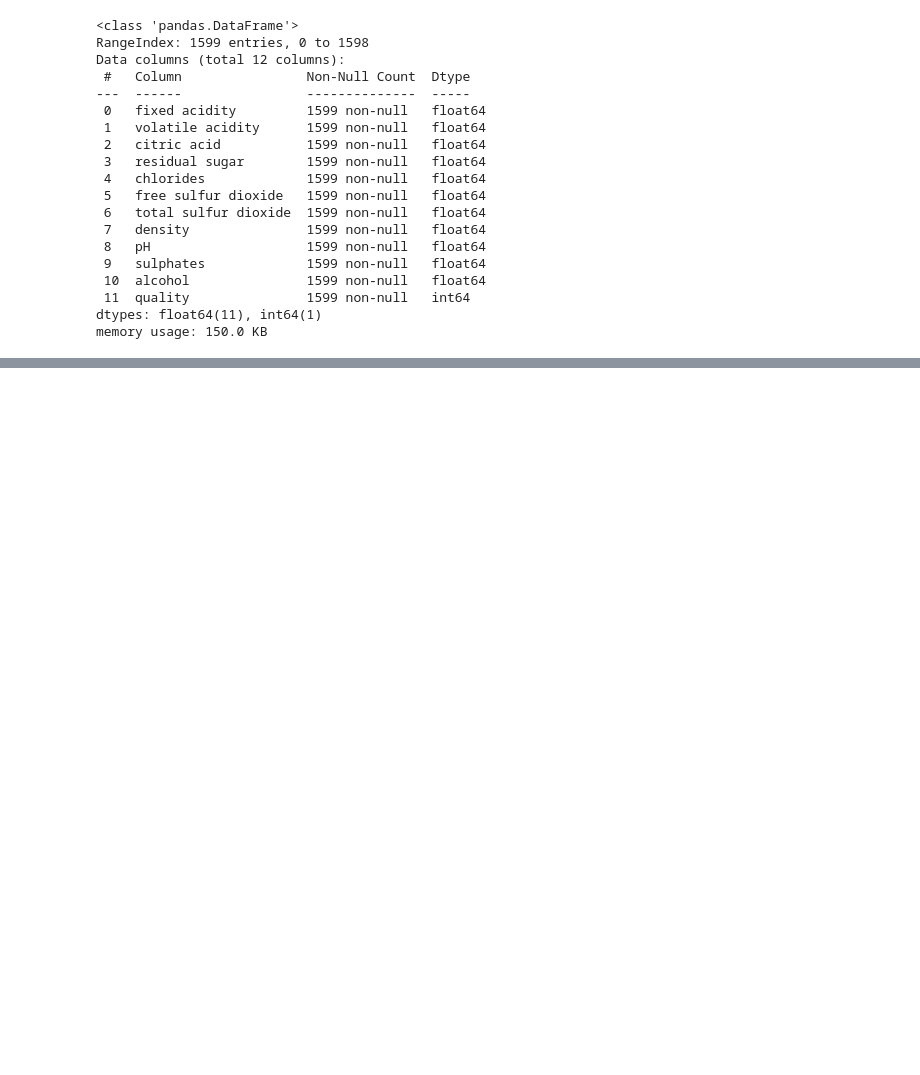
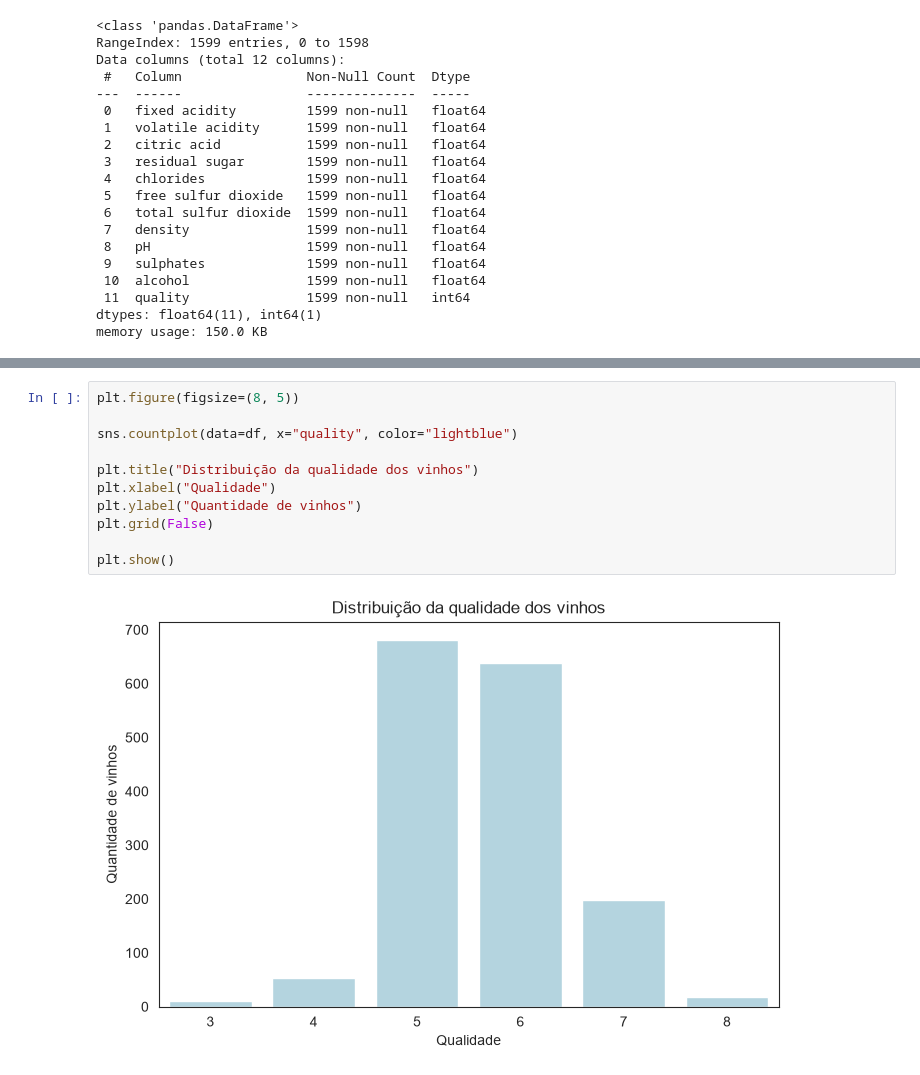
Before and after one commit to gabimontcruz/Projeto_AVD, a Jupyter notebook: notebooks/parte_comum/eda.ipynb, the cells around one changed output, grey strips where cells are left out. Drawn from its saved outputs; the diff is of its cells as text; blank space fills up the shorter version.

```diff
--- a/notebooks/parte_comum/eda.ipynb
+++ b/notebooks/parte_comum/eda.ipynb
@@ -50,0 +150,13 @@ memory usage: 150.0 KB
+# %%
+plt.figure(figsize=(8, 5))
+
+sns.countplot(data=df, x="quality", color="lightblue")
+
+plt.title("Distribuição da qualidade dos vinhos")
+plt.xlabel("Qualidade")
+plt.ylabel("Quantidade de vinhos")
+plt.grid(False)
+
+plt.show()
+# %% [output]
+[figure, added]
```
Also changed, not shown: parts of 30 cells of this notebook.
